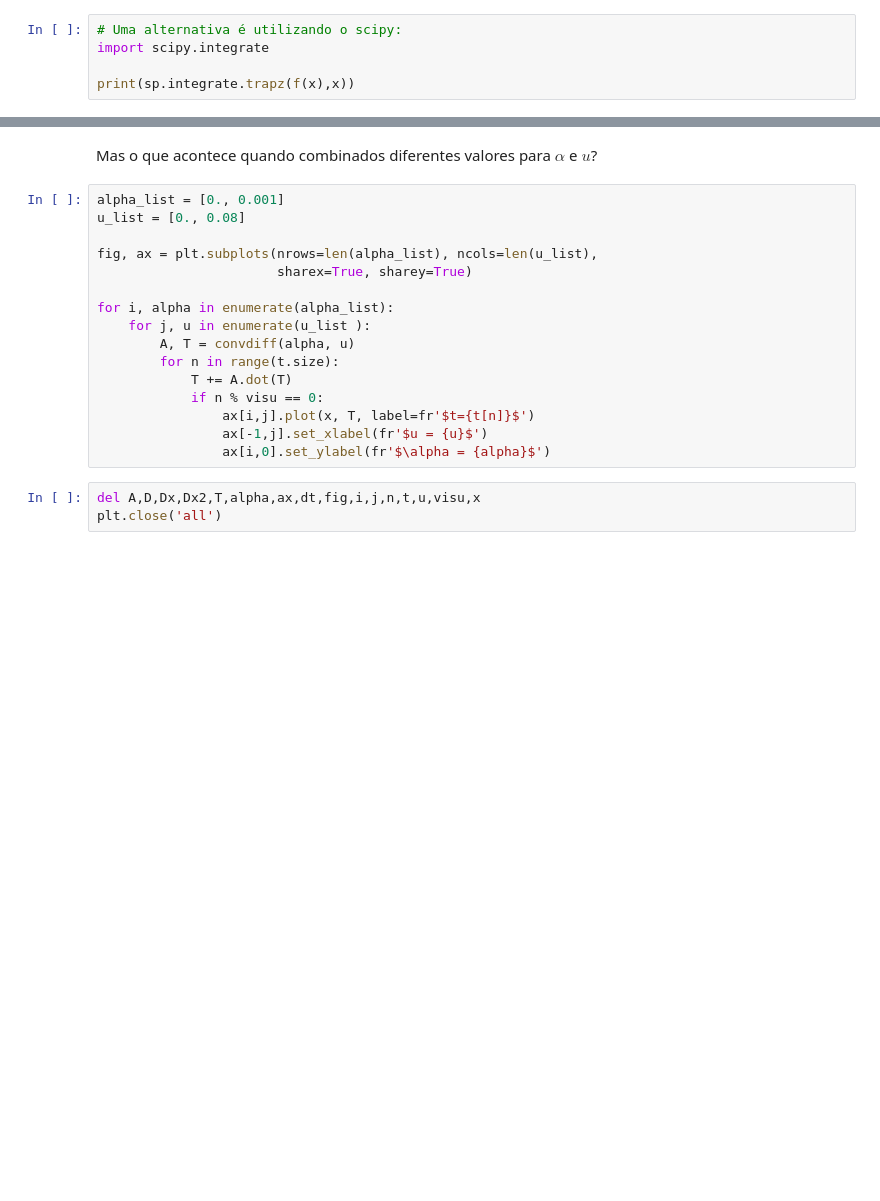
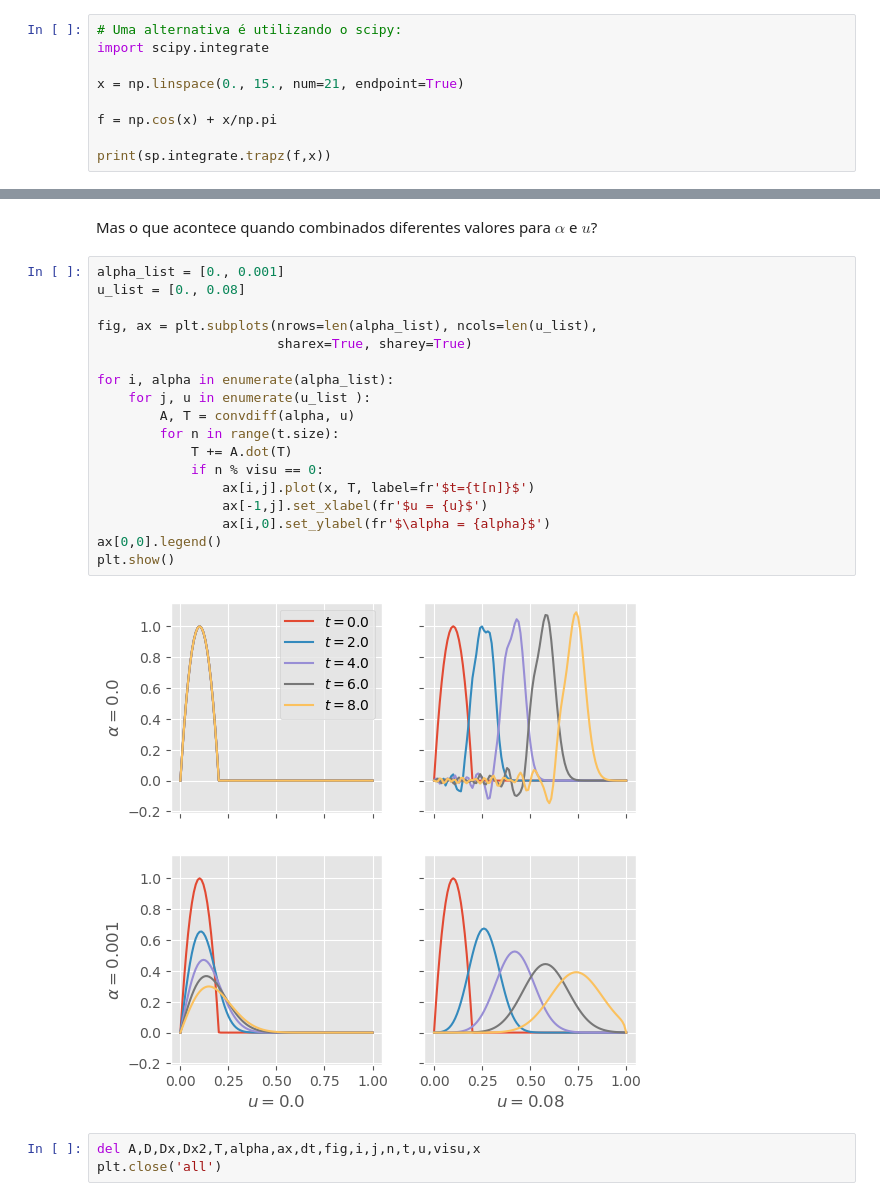
Before and after one commit to fschuch/Python-Transferencia-de-Calor, a Jupyter notebook: aula.ipynb, the cells around one changed output, grey strips where cells are left out. Saved outputs shown, nothing was run; the diff lists cells and outputs as text; blank space fills up the shorter version.

```diff
--- a/aula.ipynb
+++ b/aula.ipynb
@@ -478,4 +474,8 @@ Mas ele fica saturado por volta de \\( 10^{-12} \\). É hora da reflexão, você
 # Uma alternativa é utilizando o scipy:
 import scipy.integrate
 
-print(sp.integrate.trapz(f(x),x))
+x = np.linspace(0., 15., num=21, endpoint=True)
+
+f = np.cos(x) + x/np.pi
+
+print(sp.integrate.trapz(f,x))
@@ -683,19 +760,23 @@ Mas o que acontece quando combinados diferentes valores para $\alpha$ e $u$?
 # %%
 alpha_list = [0., 0.001]
 u_list = [0., 0.08]
 
 fig, ax = plt.subplots(nrows=len(alpha_list), ncols=len(u_list),
                        sharex=True, sharey=True)
 
 for i, alpha in enumerate(alpha_list):
     for j, u in enumerate(u_list ):
         A, T = convdiff(alpha, u)
         for n in range(t.size):
             T += A.dot(T)
             if n % visu == 0:
                 ax[i,j].plot(x, T, label=fr'$t={t[n]}$')
                 ax[-1,j].set_xlabel(fr'$u = {u}$')
                 ax[i,0].set_ylabel(fr'$\alpha = {alpha}$')
+ax[0,0].legend()
+plt.show()
+# %% [output]
+[figure, added]
 # %%
 del A,D,Dx,Dx2,T,alpha,ax,dt,fig,i,j,n,t,u,visu,x
 plt.close('all')
```
Also changed, not shown: parts of 39 cells of this notebook.
